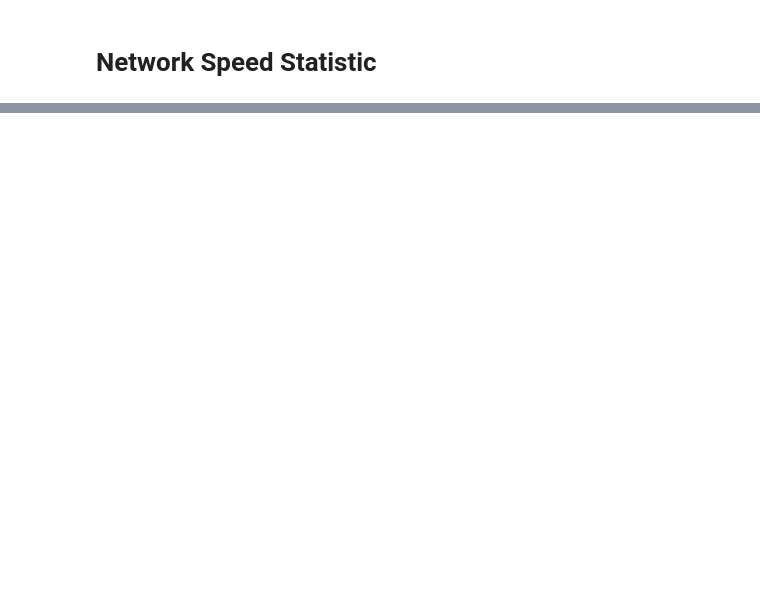
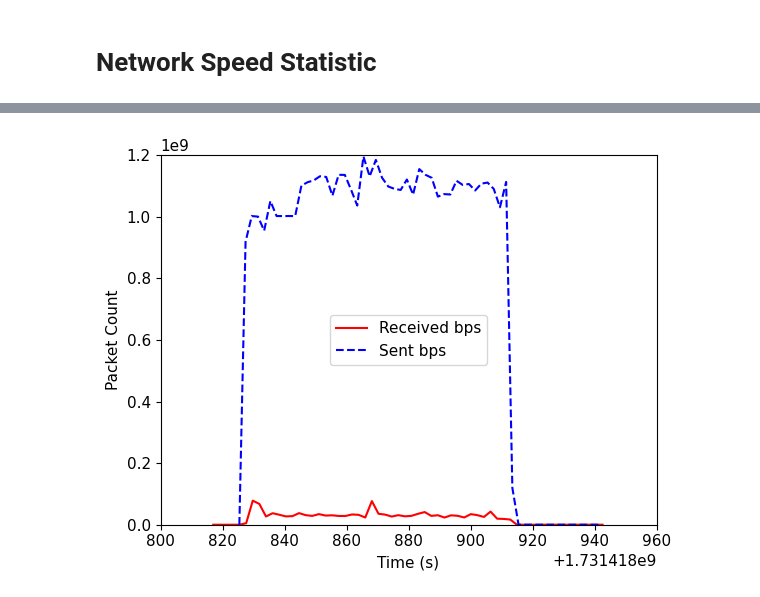
Before and after one commit to zhihao1998/ChamaleoNet, a Jupyter notebook: analysis/pkt_process_time.ipynb, the cells around one changed output, grey strips where cells are left out. Cells and saved outputs as stored; diff of their text form; code cells hidden in the pictures; blank space fills up the shorter version.

```diff
--- a/analysis/pkt_process_time.ipynb
+++ b/analysis/pkt_process_time.ipynb
@@ -272,0 +250,9 @@ fastplot.plot([('Active Service Entry Count', (stats_df['time'], stats_df['activ
+# %%
+plt.plot(net_stat_df_recv['time'], net_stat_df_recv['bits_recv'], label='Received bps')
+plt.plot(net_stat_df_send['time'], net_stat_df_send['bits_sent'], label='Sent bps')
+plt.xlabel('Time (s)')
+plt.ylabel('Packet Count')
+plt.legend()
+plt.show()
+# %% [output]
+[figure, added]
```
Also changed, not shown: parts of 14 cells of this notebook, 10 other files.
